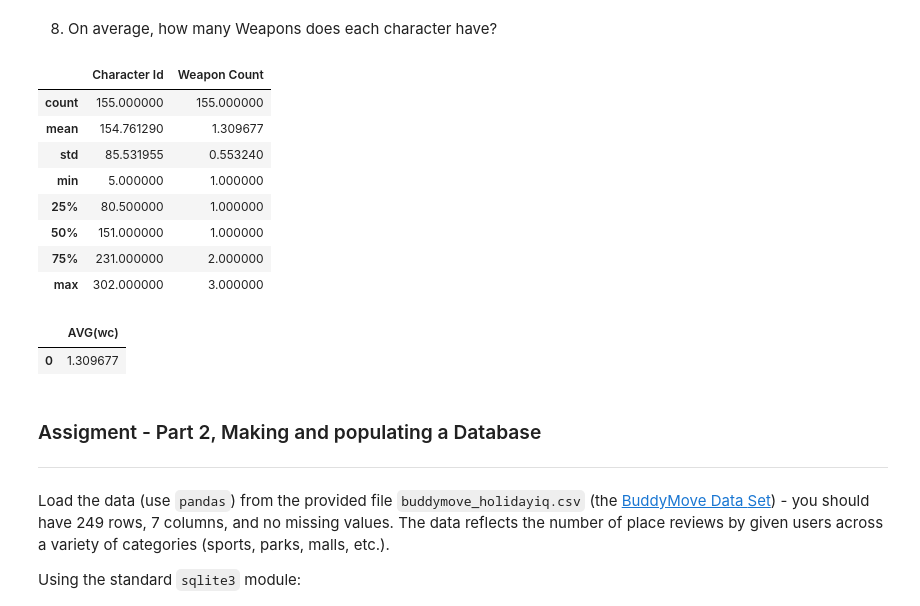
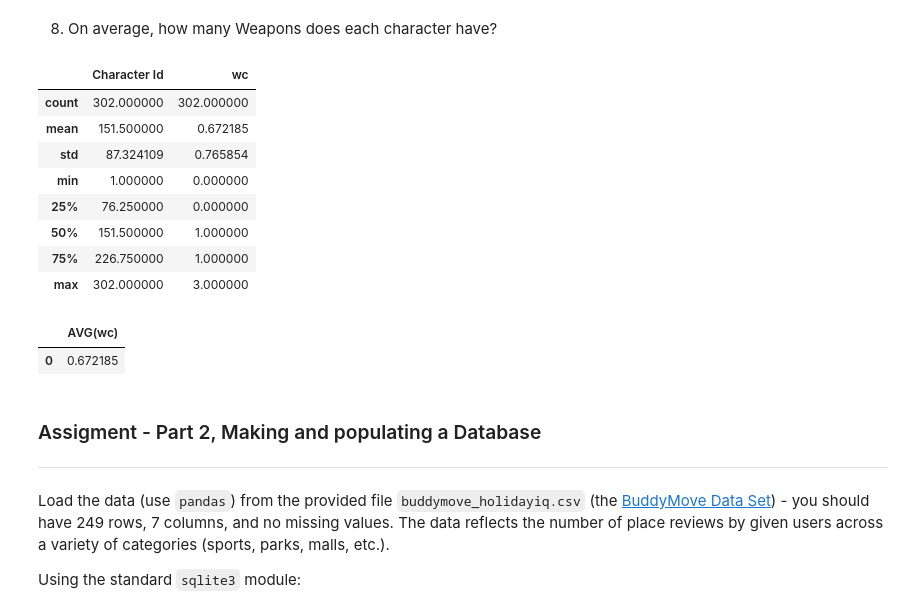
Before and after one commit to bloominstituteoftechnology/DS-Unit-3-Sprint-2-SQL-and-Databases, a Jupyter notebook: module1-introduction-to-sql/SQlite + Python.ipynb, the cells around one changed output. Saved outputs shown, nothing was run; the diff lists cells and outputs as text; code cells hidden in the pictures.

```diff
--- a/module1-introduction-to-sql/SQlite + Python.ipynb
+++ b/module1-introduction-to-sql/SQlite + Python.ipynb
@@ -225,40 +209,38 @@ df
 # %% [markdown]
 8. On average, how many Weapons does each character have?
 # %%
-query = '''SELECT cci.character_id as `Character Id`, COUNT(aw.item_ptr_id) as `Weapon Count`
+query = '''SELECT cci.character_id as `Character Id`, COUNT(aw.item_ptr_id) as wc
 FROM charactercreator_character_inventory as cci
 INNER JOIN armory_item as ai ON cci.item_id = ai.item_id
-INNER JOIN armory_weapon as aw ON ai.item_id = aw.item_ptr_id
+LEFT JOIN armory_weapon as aw ON ai.item_id = aw.item_ptr_id
 GROUP BY cci.character_id;'''
 conn = create_connection('rpg_db.sqlite3')
 df = pd.read_sql(query, conn)
 df.describe()
 # %% [output]
-|  | Character Id | Weapon Count |
-| count | 155.000000 | 155.000000 |
-| mean | 154.761290 | 1.309677 |
-| std | 85.531955 | 0.553240 |
-| min | 5.000000 | 1.000000 |
-| 25% | 80.500000 | 1.000000 |
-| 50% | 151.000000 | 1.000000 |
-| 75% | 231.000000 | 2.000000 |
+|  | Character Id | wc |
+| count | 302.000000 | 302.000000 |
+| mean | 151.500000 | 0.672185 |
+| std | 87.324109 | 0.765854 |
+| min | 1.000000 | 0.000000 |
+| 25% | 76.250000 | 0.000000 |
+| 50% | 151.500000 | 1.000000 |
+| 75% | 226.750000 | 1.000000 |
 | max | 302.000000 | 3.000000 |
 # %%
 query = '''SELECT AVG(wc)
-FROM (
-SELECT cci.character_id as c, COUNT(aw.item_ptr_id) as wc
+FROM (SELECT cci.character_id as `Character Id`, COUNT(aw.item_ptr_id) as wc
 FROM charactercreator_character_inventory as cci
 INNER JOIN armory_item as ai ON cci.item_id = ai.item_id
-INNER JOIN armory_weapon as aw ON ai.item_id = aw.item_ptr_id
-GROUP BY cci.character_id
-)
+LEFT JOIN armory_weapon as aw ON ai.item_id = aw.item_ptr_id
+GROUP BY cci.character_id)
 '''
 conn = create_connection('rpg_db.sqlite3')
 df = pd.read_sql(query, conn)
 df
 # %% [output]
 |  | AVG(wc) |
-| 0 | 1.309677 |
+| 0 | 0.672185 |
 # %% [markdown]
 ### Assigment - Part 2, Making and populating a Database
 ---
```
Also changed, not shown: parts of 2 cells of this notebook, 1 other file.
